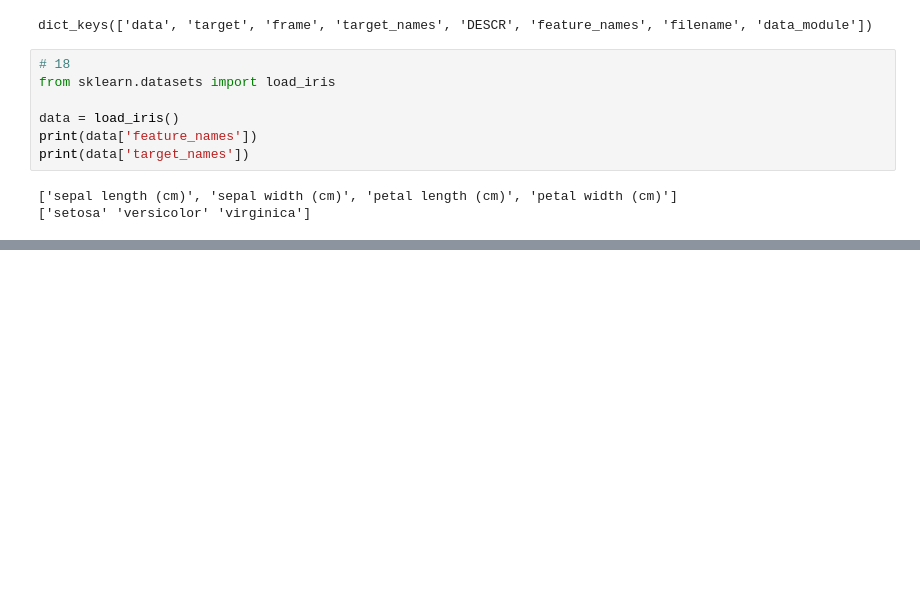
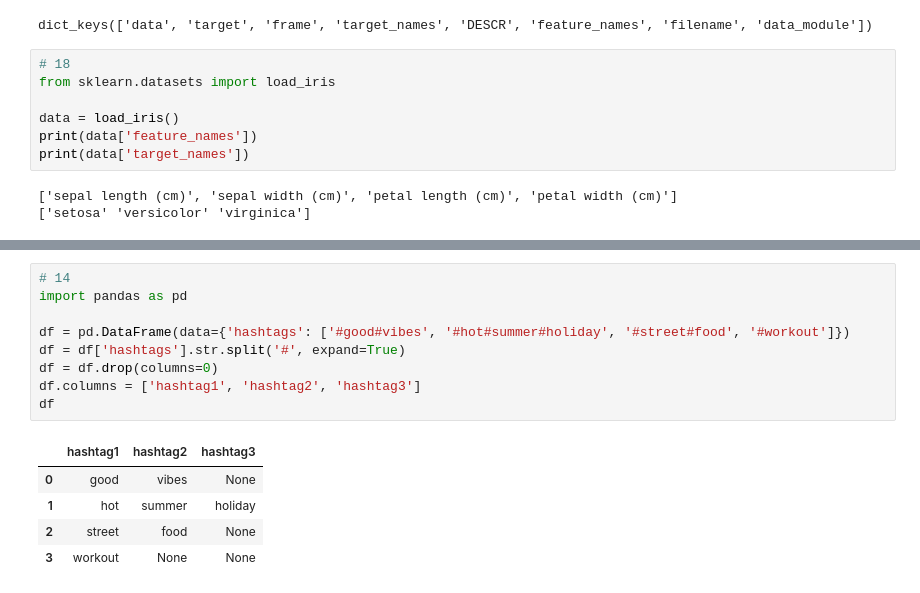
Before and after one commit to BuczynskiRafal/ML, a Jupyter notebook: Scikitlearn_exercises.ipynb, the cells around one changed output, grey strips where cells are left out. Cells and saved outputs as stored; diff of their text form; blank space fills up the shorter version.

```diff
--- a/Scikitlearn_exercises.ipynb
+++ b/Scikitlearn_exercises.ipynb
@@ -641,0 +729,15 @@ print(data['target_names'])
+# %%
+# 14
+import pandas as pd
+
+df = pd.DataFrame(data={'hashtags': ['#good#vibes', '#hot#summer#holiday', '#street#food', '#workout']})
+df = df['hashtags'].str.split('#', expand=True)
+df = df.drop(columns=0)
+df.columns = ['hashtag1', 'hashtag2', 'hashtag3']
+df
+# %% [output]
+|  | hashtag1 | hashtag2 | hashtag3 |
+| 0 | good | vibes | None |
+| 1 | hot | summer | holiday |
+| 2 | street | food | None |
+| 3 | workout | None | None |
```
Also changed, not shown: parts of 11 cells of this notebook.
